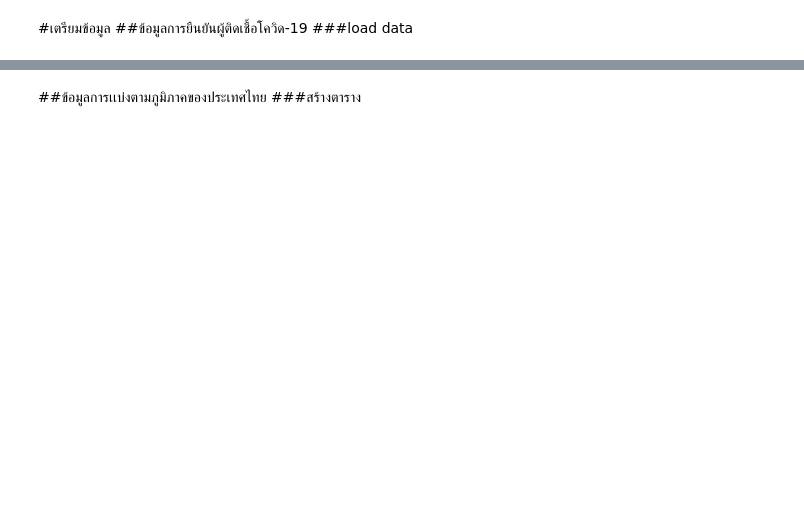
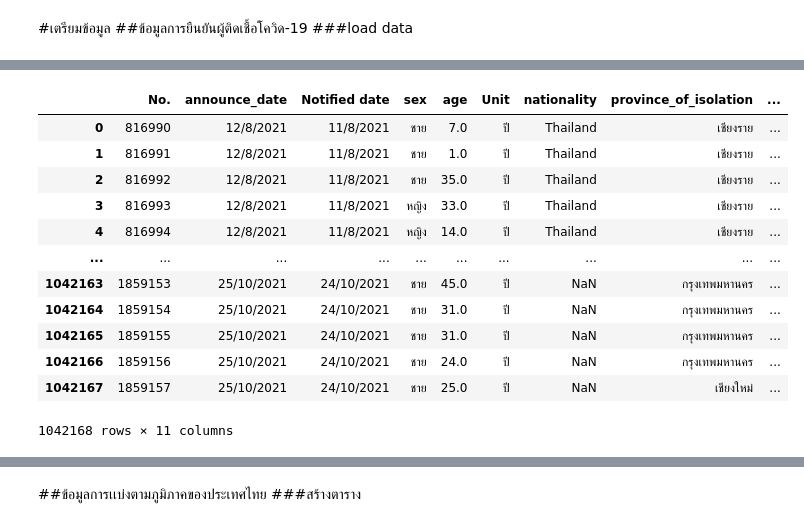
Before and after one commit to Chanunchida-May/data_viz_2022, a Jupyter notebook: ProjectDashBoard.ipynb, the cells around one changed output, grey strips where cells are left out. Drawn from its saved outputs; the diff is of its cells as text; code cells hidden in the pictures; blank space fills up the shorter version.

```diff
--- a/ProjectDashBoard.ipynb
+++ b/ProjectDashBoard.ipynb
@@ -6,0 +36,18 @@
+# %%
+data_file_path = os.path.join(path,'confirmed(2).csv') # เอาที่อยู่ของไฟล์เชื่อมกับที่อยู่ของไฟล์เรา โดยกำหนดชื่่อไฟล์ที่เราต้องการ
+datacovid2 = pd.read_csv(data_file_path)
+datacovid2
+# %% [output]
+|  | No. | announce_date | Notified date | sex | age | Unit | nationality | province_of_isolation | ... |
+| 0 | 816990 | 12/8/2021 | 11/8/2021 | ชาย | 7.0 | ปี | Thailand | เชียงราย | ... |
+| 1 | 816991 | 12/8/2021 | 11/8/2021 | ชาย | 1.0 | ปี | Thailand | เชียงราย | ... |
+| 2 | 816992 | 12/8/2021 | 11/8/2021 | ชาย | 35.0 | ปี | Thailand | เชียงราย | ... |
+| 3 | 816993 | 12/8/2021 | 11/8/2021 | หญิง | 33.0 | ปี | Thailand | เชียงราย | ... |
+| 4 | 816994 | 12/8/2021 | 11/8/2021 | หญิง | 14.0 | ปี | Thailand | เชียงราย | ... |
+| ... | ... | ... | ... | ... | ... | ... | ... | ... | ... |
+| 1042163 | 1859153 | 25/10/2021 | 24/10/2021 | ชาย | 45.0 | ปี | NaN | กรุงเทพมหานคร | ... |
+| 1042164 | 1859154 | 25/10/2021 | 24/10/2021 | ชาย | 31.0 | ปี | NaN | กรุงเทพมหานคร | ... |
+| 1042165 | 1859155 | 25/10/2021 | 24/10/2021 | ชาย | 31.0 | ปี | NaN | กรุงเทพมหานคร | ... |
+| 1042166 | 1859156 | 25/10/2021 | 24/10/2021 | ชาย | 24.0 | ปี | NaN | กรุงเทพมหานคร | ... |
+| 1042167 | 1859157 | 25/10/2021 | 24/10/2021 | ชาย | 25.0 | ปี | NaN | เชียงใหม่ | ... |
+1042168 rows × 11 columns
```
Also changed, not shown: parts of 42 cells of this notebook.
